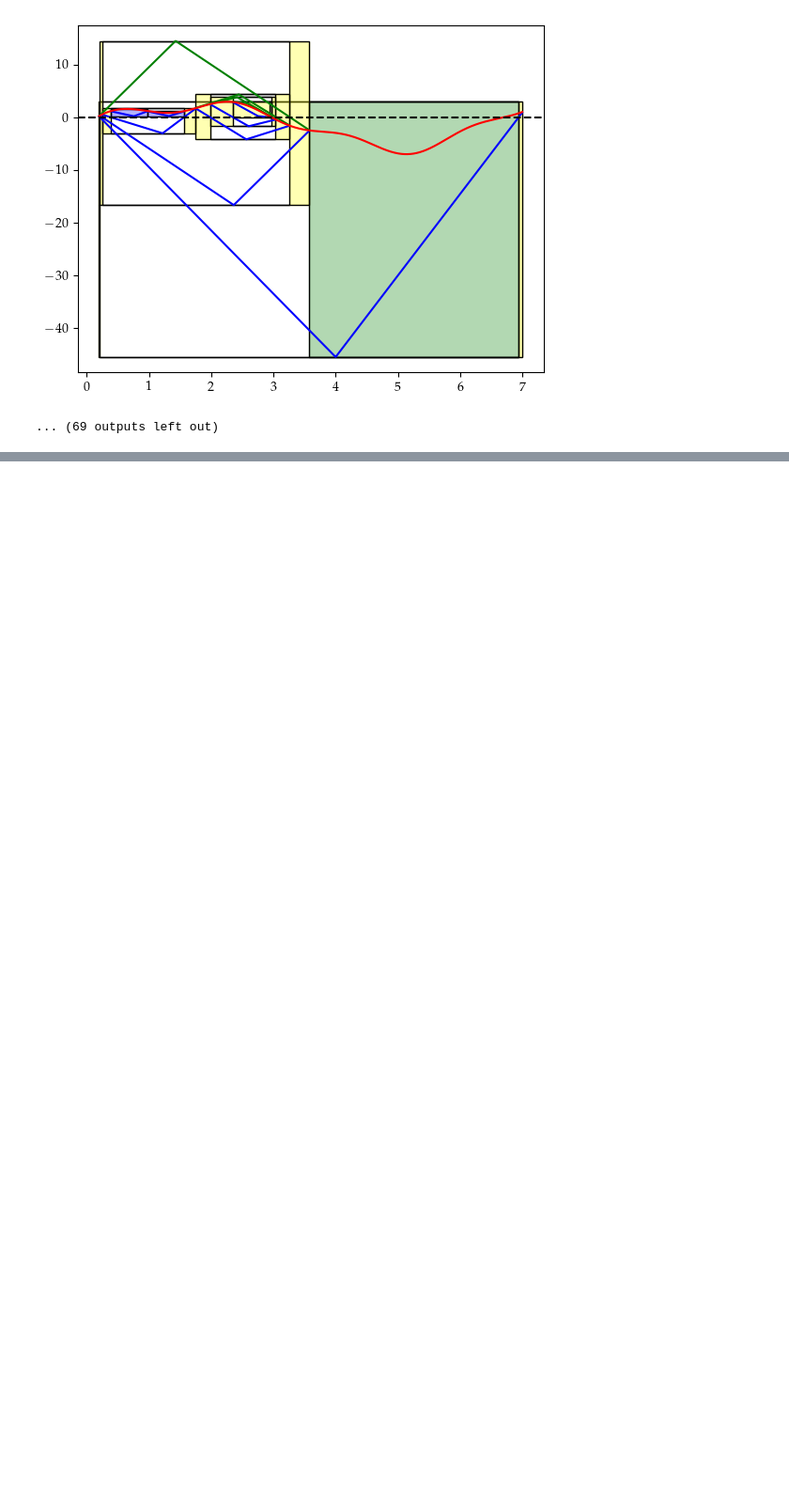
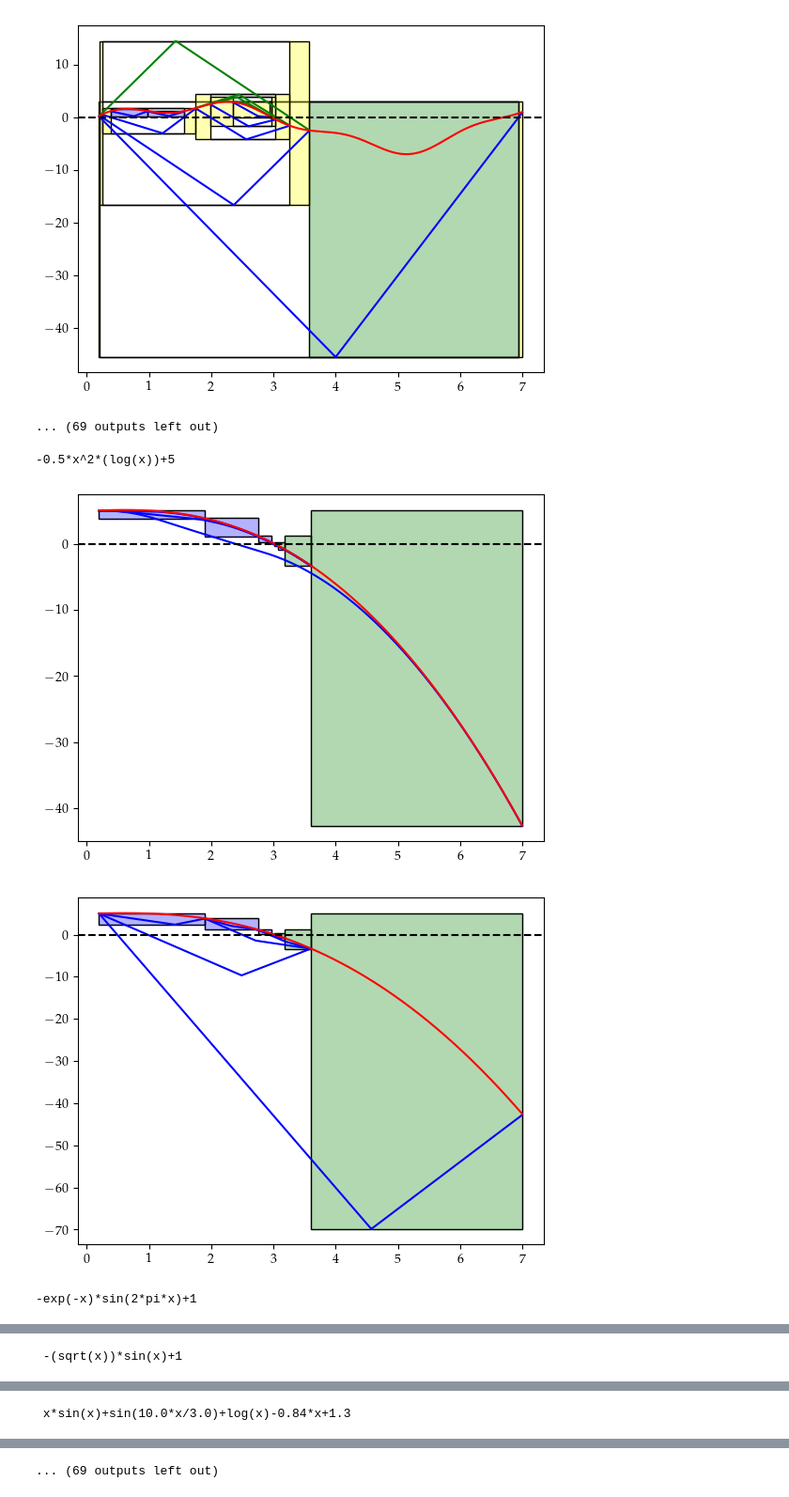
Before and after one commit to zhongqi2016/FirstZeroSolver, a Jupyter notebook: process_visi.ipynb, the cells around one changed output, grey strips where cells are left out. Shown at 94% size. Drawn from its saved outputs; the diff is of its cells as text; code cells hidden in the pictures; blank space fills up the shorter version.

Commit message:
added no reduction

```diff
--- a/process_visi.ipynb
+++ b/process_visi.ipynb
@@ -79,3 +78,31 @@ for i, test in enumerate(df.itertuples()):
 [figure]
 [figure]
 ... (69 outputs left out)
+# %%
+for i, test in enumerate(df.itertuples()):
+    points_db[test.Index] = {'psl_lipint_points_list': [], 'psl_lip_points_list': [], 'psqe_lipint_points_list': []}
+    prob = uvpr.UniVarProblem(test.Index, test.objective, test.a, test.b, test.min_f, test.min_x,
+                              lambda x: log_point(x, points_db[test.Index]['psqe_lipint_points_list']), True)
+    print(test.objective)
+    plot_proc(estimator=Estimator.PSQE, sym=False, problem=prob, num_iterations=1000000000, reduction=False, eps=0.01,
+              global_lip=False)
+    """
+    plot the process of branching and reduction
+    yellow rectangles: eliminated by reduction
+    blue rectangles: eliminated by under bound
+    green rectangles: eliminated by record point
+    :param estimator: type of estimator(PSL or PSQE)
+    :param sym: symmetry of Lipschitz interval
+    :param problem: uni-variate problem to solve
+    :param num_iterations: maximal number of iterations to solve the problem
+    :param reduction: reduction or not
+    :param eps: tolerance
+    :param global_lip: use the global Lipschitz approach or not
+    """
+    plot_proc(estimator=Estimator.PSL, sym=False, problem=prob, num_iterations=1000000000, reduction=False, eps=0.01,
+              global_lip=False)
+# %% [output]
+-0.5*x^2*(log(x))+5
+[figure, added]
+[figure, added]
+-exp(-x)*sin(2*pi*x)+1
@@ -81,0 +111 @@ for i, test in enumerate(df.itertuples()):
+ -(sqrt(x))*sin(x)+1
@@ -81,0 +114 @@ for i, test in enumerate(df.itertuples()):
+ x*sin(x)+sin(10.0*x/3.0)+log(x)-0.84*x+1.3
@@ -81,0 +117 @@ for i, test in enumerate(df.itertuples()):
+... (69 outputs left out)
```
Also changed, not shown: parts of 3 cells of this notebook, 1 other file.
